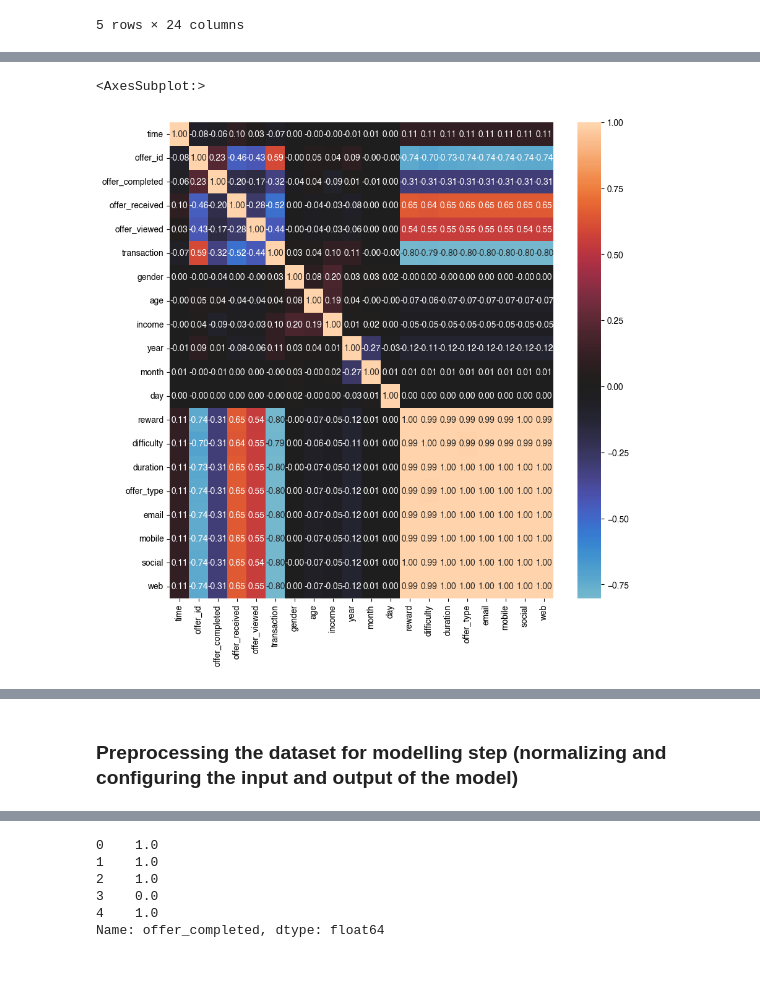
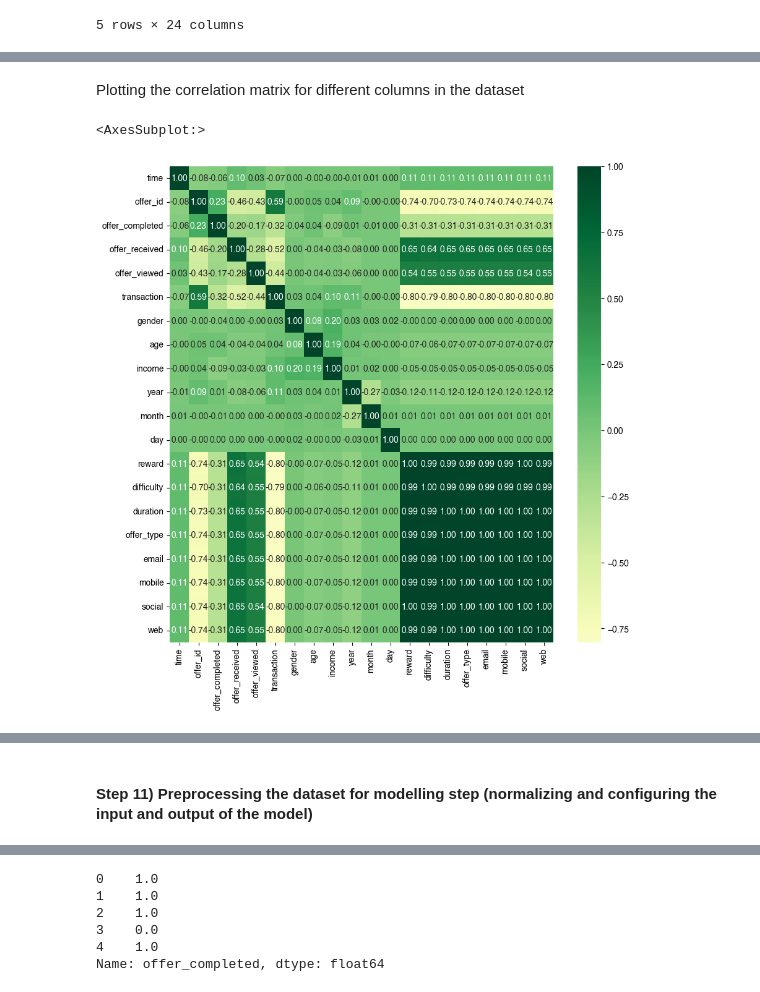
Before and after one commit to mirsadraee/Udacity_Data_Science_Projetcs, a Jupyter notebook: Project_04/Starbucks_Capstone_notebook.ipynb, the cells around one changed output, grey strips where cells are left out. Saved outputs shown, nothing was run; the diff lists cells and outputs as text; code cells hidden in the pictures.

```diff
--- a/Project_04/Starbucks_Capstone_notebook.ipynb
+++ b/Project_04/Starbucks_Capstone_notebook.ipynb
@@ -740,12 +781,14 @@ df.describe()
 | 50% | 408.000000 | 1.000000 | 2.000000 | 2.000000 | 2.000000 | 2.000000 | 1.000000 | 57.000000 | ... |
 | 75% | 528.000000 | 5.000000 | 2.000000 | 2.000000 | 2.000000 | 2.000000 | 2.000000 | 72.000000 | ... |
 | max | 714.000000 | 10.000000 | 2.000000 | 2.000000 | 2.000000 | 2.000000 | 2.000000 | 118.000000 | ... |
+# %% [markdown]
+Plotting the correlation matrix for different columns in the dataset
 # %%
-fig, ax = plt.subplots(figsize=(10,10))         # Sample figsize in inches
-sns.heatmap(df.corr(), annot = True, fmt = '.2f', center = 0, ax = ax)
+fig, ax = plt.subplots(figsize=(10,10))
+sns.heatmap(df.corr(), annot = True, fmt = '.2f', center = 0, ax = ax, cmap= 'YlGn')
 # %% [output]
 <AxesSubplot:>
-[figure, old version]
+[figure, new version]
 # %%
 df.head(10)
 # %% [output]
@@ -762,7 +805,7 @@ df.head(10)
 | 9 | 78afa995795e4d85b5d9ceeca43f5fef | transaction | 378 | 1 | 2 | 2 | 2 | 1 | ... |
 10 rows × 24 columns
 # %% [markdown]
-### Preprocessing the dataset for modelling step (normalizing and configuring the input and output of the model)
+#### Step 11) Preprocessing the dataset for modelling step (normalizing and configuring the input and output of the model)
 # %%
 #  Normlaizing the data for modelling the data
 scaler = MinMaxScaler()
```
Also changed, not shown: parts of 47 cells of this notebook, 1 other file.
